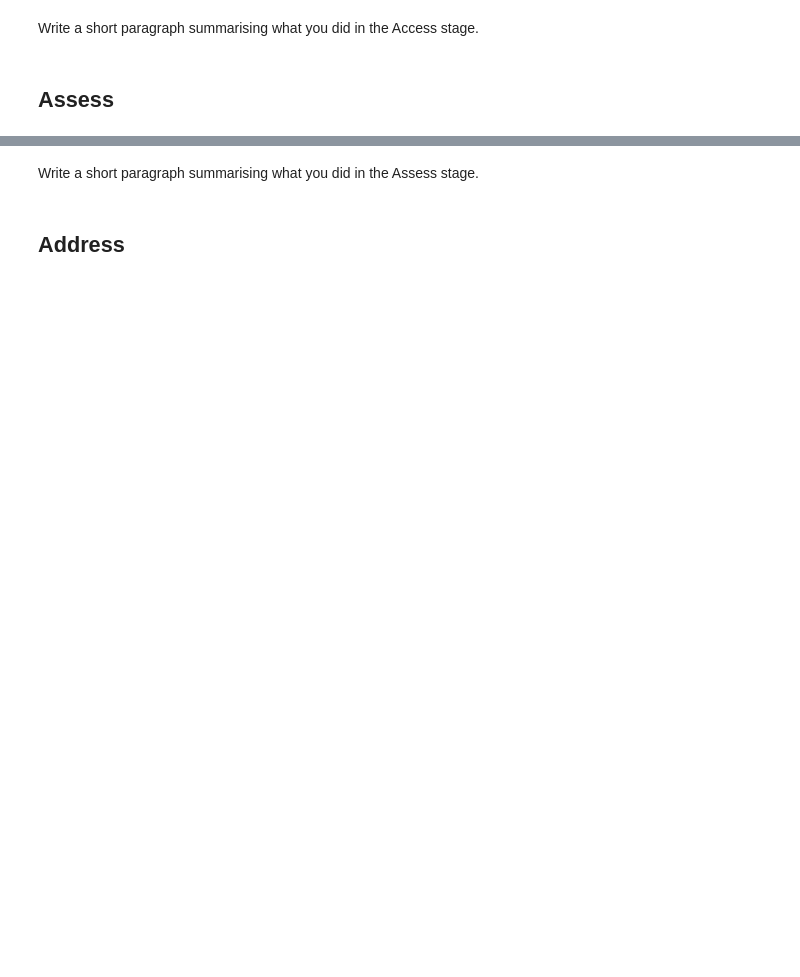
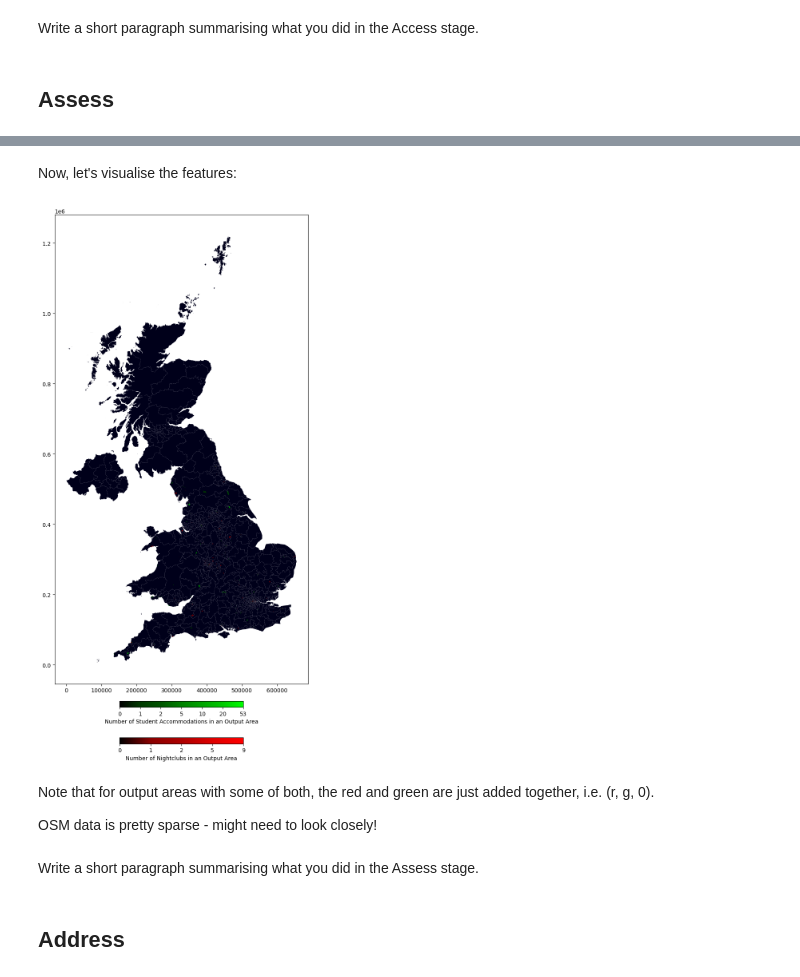
Before and after one commit to JDS289/BaLD4LLM, a Jupyter notebook: ads_course_assessment.ipynb, the cells around one changed output, grey strips where cells are left out. Drawn from its saved outputs; the diff is of its cells as text; code cells hidden in the pictures; blank space fills up the shorter version.

```diff
--- a/ads_course_assessment.ipynb
+++ b/ads_course_assessment.ipynb
@@ -158,0 +244,2 @@ CREATE TABLE IF NOT EXISTS `census2021_ts062_oa` (
+# %%
+fynesse.access.load_magic_sql()
@@ -184,0 +331,3 @@ Write a short paragraph summarising what you did in the Access stage.
+# %%
+conn = fynesse.access.create_connection_default()
+oa_feature_gdf = fynesse.assess.load_oa_features(conn, ["num_nightclubs", "num_accomms"])
@@ -185,2 +353,62 @@ Write a short paragraph summarising what you did in the Access stage.
+# %% [markdown]
+Now, let's visualise the features:
+# %%
+from matplotlib import pyplot as plt
+from matplotlib.cm import ScalarMappable
+from matplotlib.colors import Normalize, LinearSegmentedColormap
+
+# these are the constituency boundaries that I use in Task 2; not too important currently, just using them to draw a quicker map
+cur = conn.cursor()
+cur.execute("SELECT ST_AsText(geometry) FROM boundaries2024")
+uk_gdf = fynesse.assess.resultsToGDF(cur.fetchall(), geomColumnName=0)
+
+
+def smoothen(value, ref=None):
+  """Assigns a number between 0 and 1 to members of a series, logarithmically, e.g. for use in colormapping.
+     Use either smoothen(array_of_values) or smoothen(single_value, ref=reference_array)."""
+  if ref is None:
+    return np.log(100*value/np.max(value) + 1) / np.log(101)
+  return np.log(100*value/ref.max() + 1) / np.log(101)
+
+
+ax = uk_gdf.plot(figsize=(20, 20), color=(0, 0, 0.1))  # aspect ratio is corrected by geopandas, so unimportant
+oa_feature_gdf.plot(ax=ax, color=list(zip(smoothen(oa_feature_gdf["num_nightclubs"]),
+                                          smoothen(oa_feature_gdf["num_accomms"]),
+                                          np.zeros(oa_feature_gdf.shape[0]))))
+
+nightclub_labels = (0, 1, 2, 5, oa_feature_gdf["num_nightclubs"].max())
+nightclub_colorbar = plt.colorbar(
+       ScalarMappable(norm=Normalize(vmin=0, vmax=1),
+                      cmap=LinearSegmentedColormap.from_list("",
+                        [(smoothen(x, ref=oa_feature_gdf["num_nightclubs"]), 0, 0) for x in nightclub_labels])),
+       pad=-0.08,
+       shrink=0.2,
+       ax=ax,
+       orientation="horizontal"
+)
+nightclub_colorbar.set_label("Number of Nightclubs in an Output Area")
+nightclub_colorbar.set_ticks(ticks=[x/(len(nightclub_labels)-1) for x in range(len(nightclub_labels))], labels=nightclub_labels)
+
+accomm_labels = (0, 1, 2, 5, 10, 20, oa_feature_gdf["num_accomms"].max())
+accomm_colorbar = plt.colorbar(
+       ScalarMappable(norm=Normalize(vmin=0, vmax=1),
+                      cmap=LinearSegmentedColormap.from_list("",
+                        [(0, smoothen(x, ref=oa_feature_gdf["num_accomms"]), 0) for x in accomm_labels])),
+       pad=0.03,
+       shrink=0.2,
+       ax=ax,
+       orientation="horizontal"
+)
+accomm_colorbar.set_label("Number of Student Accommodations in an Output Area")
+accomm_colorbar.set_ticks(ticks=[x/(len(accomm_labels)-1) for x in range(len(accomm_labels))], labels=accomm_labels)
+
+# Note: because the graphing techniques here (non-linear colormaps, handselected tick-labels, etc) are pretty specific to the data,
+# I haven't written reusability functions for fynesse in this instance.
+# %% [output]
+[figure, added]
+# %% [markdown]
+Note that for output areas with some of both, the red and green are just added together, i.e. (r, g, 0).
+
+OSM data is pretty sparse - might need to look closely!
 # %% [markdown]
 Write a short paragraph summarising what you did in the Assess stage.
```
Also changed, not shown: parts of 152 cells of this notebook.
